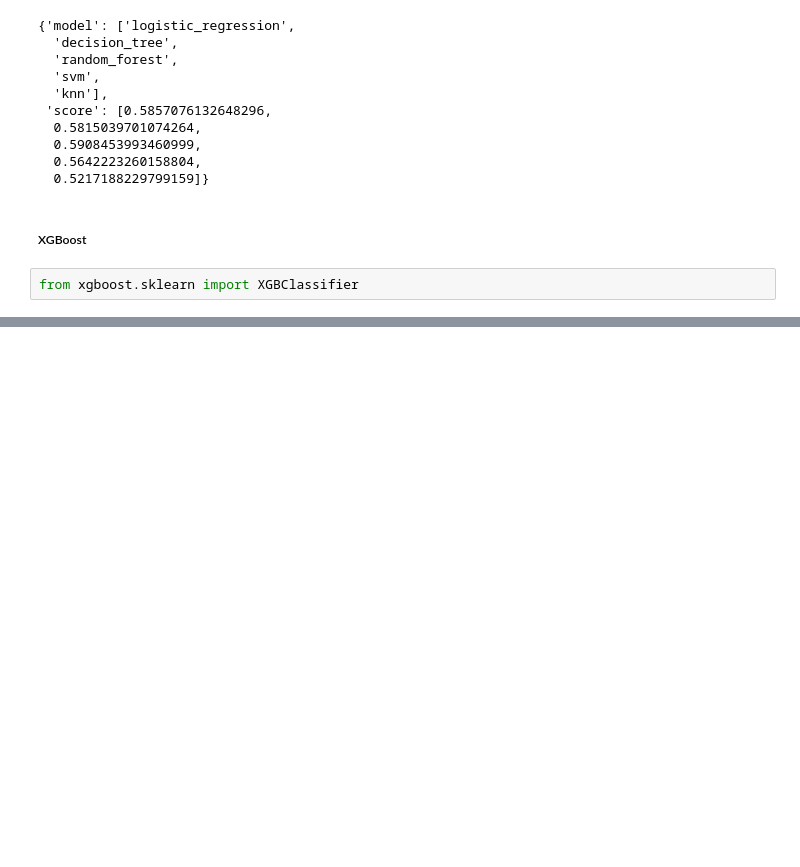
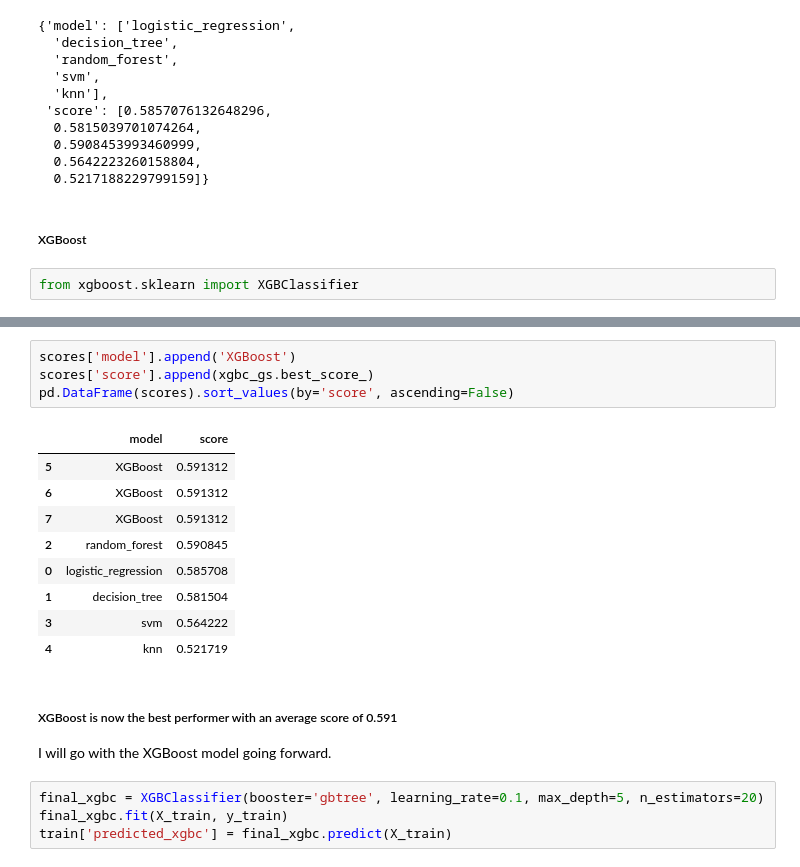
Before and after one commit to matthewzapata/twitter-trigger-warnings, a Jupyter notebook: trigger_warnings.ipynb, the cells around one changed output, grey strips where cells are left out. Drawn from its saved outputs; the diff is of its cells as text; blank space fills up the shorter version.

```diff
--- a/trigger_warnings.ipynb
+++ b/trigger_warnings.ipynb
@@ -1454,0 +1529,21 @@ XGBClassifier()
+# %%
+scores['model'].append('XGBoost')
+scores['score'].append(xgbc_gs.best_score_)
+pd.DataFrame(scores).sort_values(by='score', ascending=False)
+# %% [output]
+|  | model | score |
+| 5 | XGBoost | 0.591312 |
+| 6 | XGBoost | 0.591312 |
+| 7 | XGBoost | 0.591312 |
+| 2 | random_forest | 0.590845 |
+| 0 | logistic_regression | 0.585708 |
+| 1 | decision_tree | 0.581504 |
+| 3 | svm | 0.564222 |
+| 4 | knn | 0.521719 |
+# %% [markdown]
+##### XGBoost is now the best performer with an average score of 0.591
+I will go with the XGBoost model going forward.
+# %%
+final_xgbc = XGBClassifier(booster='gbtree', learning_rate=0.1, max_depth=5, n_estimators=20)
+final_xgbc.fit(X_train, y_train)
+train['predicted_xgbc'] = final_xgbc.predict(X_train)
```
Also changed, not shown: parts of 6 cells of this notebook.
